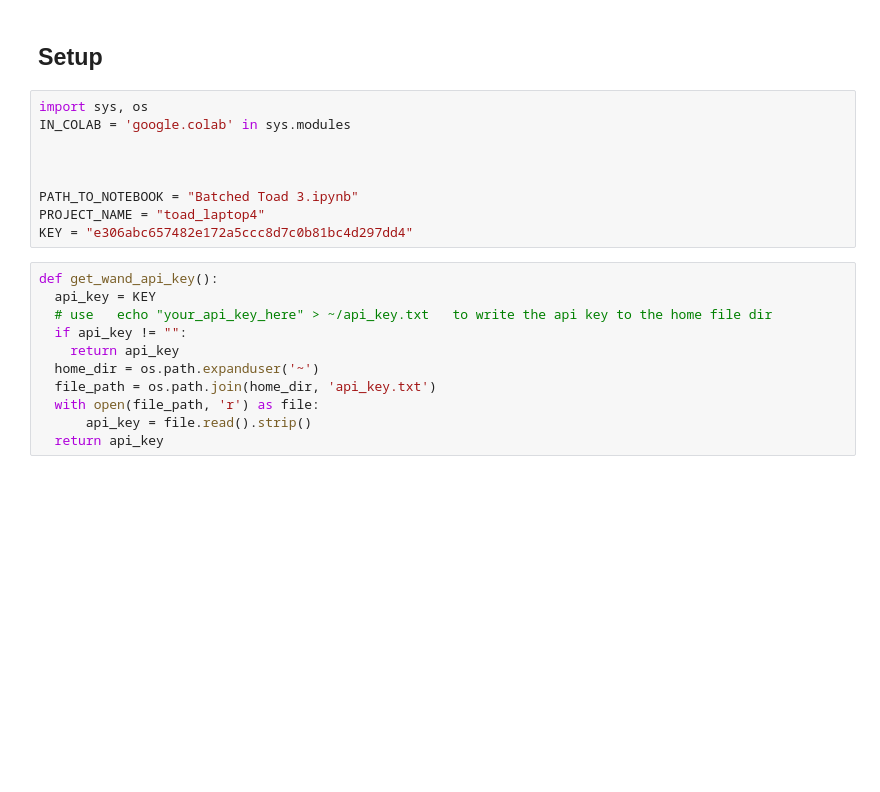
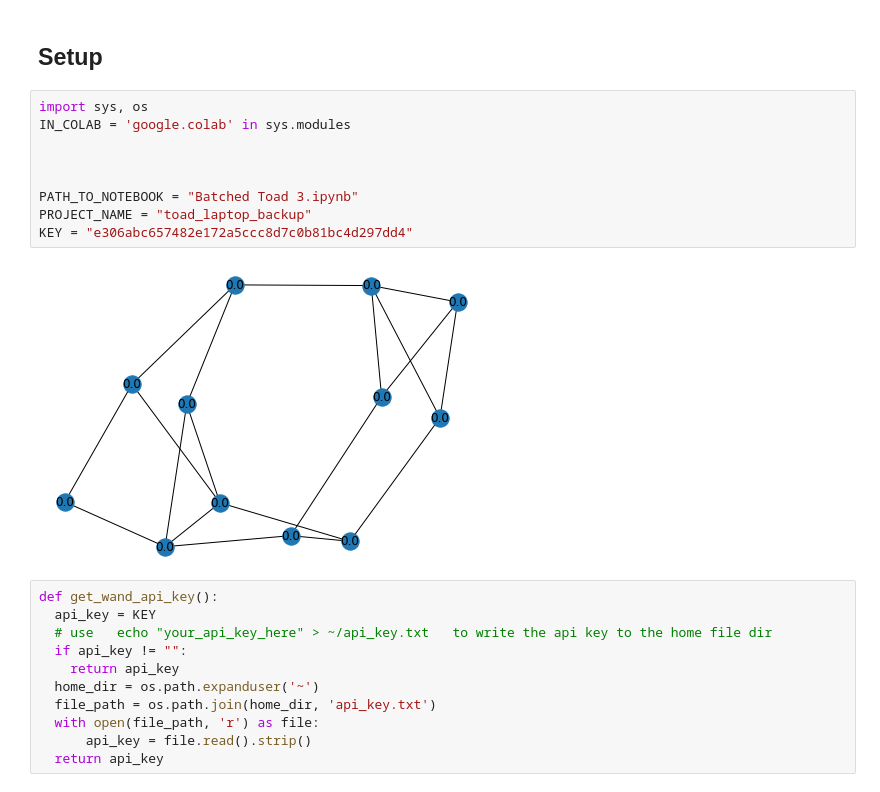
Before and after one commit to gerritgr/MaskedGraphGen, a Jupyter notebook: notebook_backup.ipynb, the cells around one changed output. Saved outputs shown, nothing was run; the diff lists cells and outputs as text; blank space fills up the shorter version.

```diff
--- a/notebook_backup.ipynb
+++ b/notebook_backup.ipynb
@@ -13,12 +13,14 @@ Todos:
 # %%
 import sys, os
 IN_COLAB = 'google.colab' in sys.modules
 
 
 
 PATH_TO_NOTEBOOK = "Batched Toad 3.ipynb"
-PROJECT_NAME = "toad_laptop4"
+PROJECT_NAME = "toad_laptop_backup"
 KEY = "e306abc657482e172a5ccc8d7c0b81bc4d297dd4"
+# %% [output]
+[figure, added]
 # %%
 def get_wand_api_key():
   api_key = KEY
```
Also changed, not shown: parts of 13 cells of this notebook, 2 other files.
